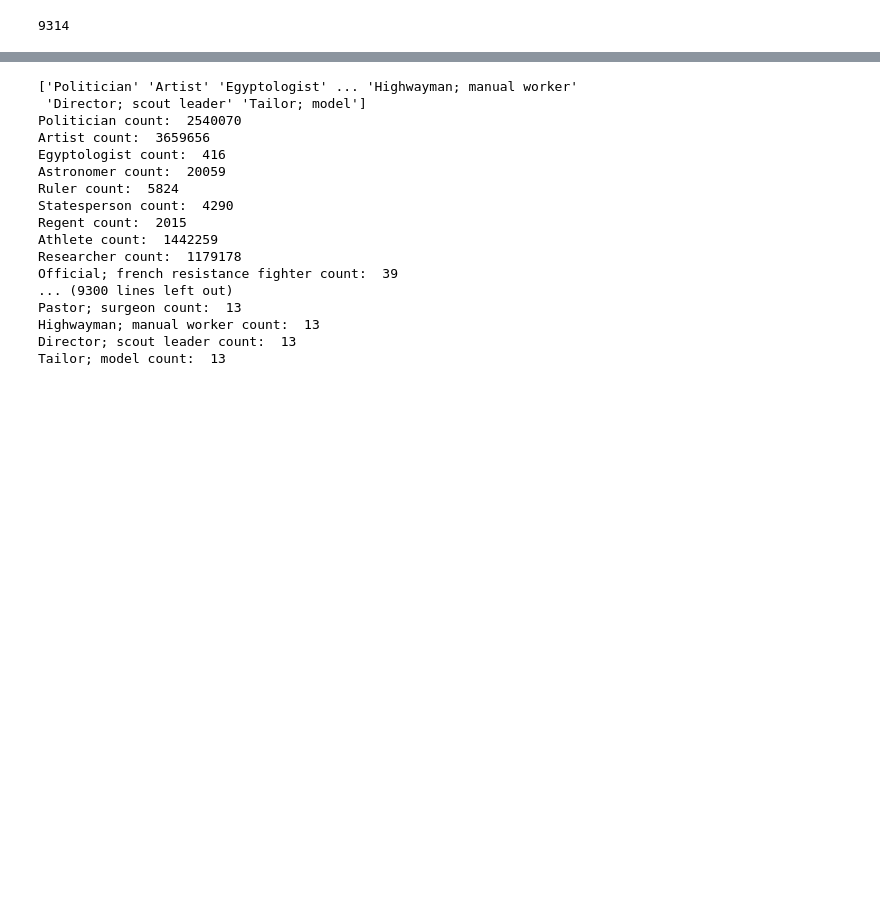
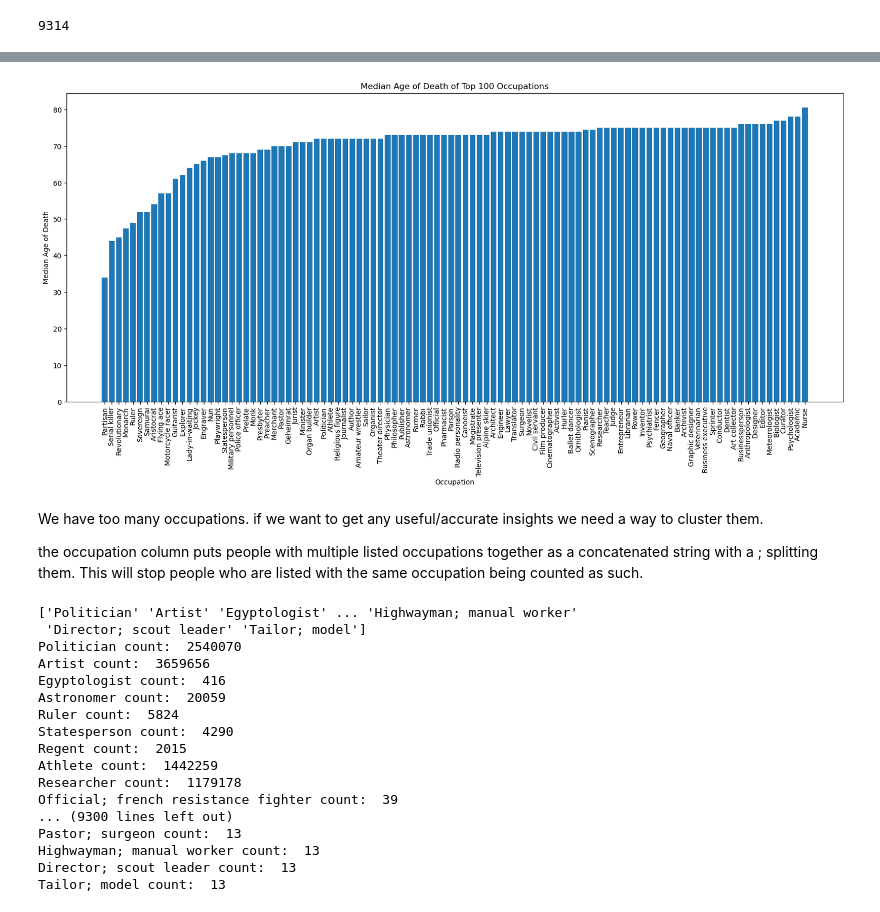
Before and after one commit to JamesHudsonn/3804ICT-Age-Analysis, a Jupyter notebook: age_investigation.ipynb, the cells around one changed output, grey strips where cells are left out. Saved outputs shown, nothing was run; the diff lists cells and outputs as text; code cells hidden in the pictures; blank space fills up the shorter version.

```diff
--- a/age_investigation.ipynb
+++ b/age_investigation.ipynb
@@ -211,3 +256,31 @@ KeyboardInterrupt:
+# %%
+
+plt.figure(figsize=(20, 8))
+plt.title("Median Age of Death of Top 100 Occupations")
+
+# Count the occurrences of each occupation and get the top 40
+top100 = df['Occupation'].value_counts().nlargest(100).index.tolist()
+
+# Calculate the median age of death for each of the top 40 occupations
+medians = {}
+for occupation in top100:
+    median_age = df[df["Occupation"] == occupation]["Age of death"].median()
+    medians[occupation] = median_age
+
+# Sort occupations by median age
+sorted_occupations = sorted(medians, key=medians.get)
+
+plt.bar(sorted_occupations, [medians[occupation] for occupation in sorted_occupations])
+plt.xlabel("Occupation")
+plt.ylabel("Median Age of Death")
+plt.xticks(rotation=90)
+plt.show()
+# %% [output]
+[figure, added]
+# %% [markdown]
+We have too many occupations. if we want to get any useful/accurate insights we need a way to cluster them.
+
+the occupation column puts people with multiple listed occupations together as a concatenated string with a ; splitting them. This will stop people who are listed with the same occupation being counted as such.
 # %%
 print(df["Occupation"].unique())
 for titles in df["Occupation"].unique():
```
Also changed, not shown: parts of 11 cells of this notebook.
